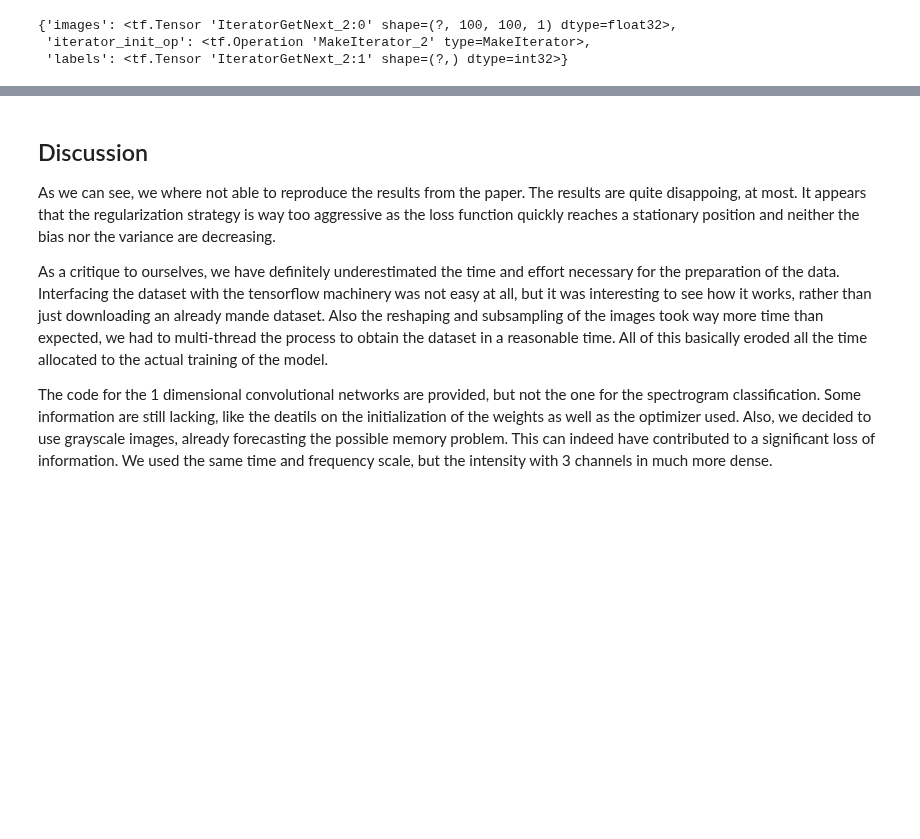
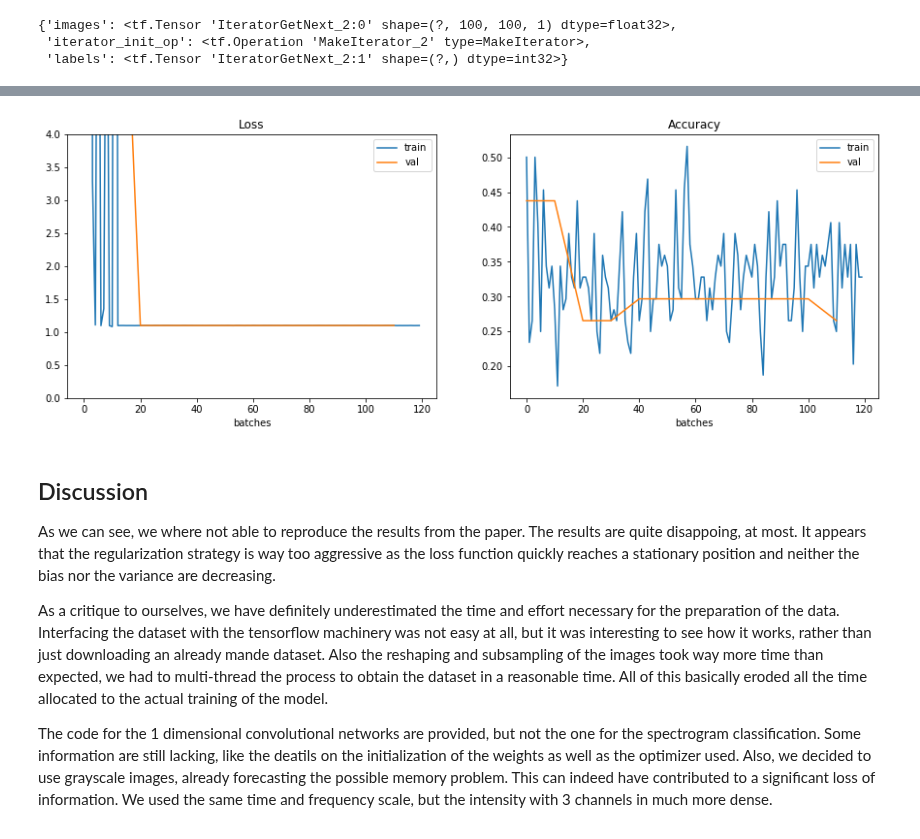
Before and after one commit to EWouters/Large-Scale-Machine-Learning-and-Deep-Learning---ID-2223, a Jupyter notebook: Lab/Final Project/Code/ScalableFinal.ipynb, the cells around one changed output, grey strips where cells are left out. Cells and saved outputs as stored; diff of their text form; code cells hidden in the pictures; blank space fills up the shorter version.

Commit message:
Regularized model

```diff
--- a/Lab/Final Project/Code/ScalableFinal.ipynb
+++ b/Lab/Final Project/Code/ScalableFinal.ipynb
@@ -1043,7 +1042,7 @@ with tf.Session() as sess:
                 feed_dict={
                     images: train_images_data,
                     raw_labels: train_labels_data,
-                    pkeep: 0.5,
+                    pkeep: 0.75,
                     is_training: True,
                 },
             )
@@ -1072,7 +1071,7 @@ with tf.Session() as sess:
                         feed_dict={
                             images: validation_images_data,
                             raw_labels: validation_labels_data,
-                            pkeep: 0.5,
+                            pkeep: 1,
                             is_training: False,
                         },
                     )
@@ -1095,6 +1113,8 @@ with tf.Session() as sess:
 # %%
-fig = plot_metrics(metrics, y_lim=(1, 1.3))
-fig.savefig("../Images/Conv_regularized.png")
+fig = plot_metrics(metrics, y_lim=(0, 4))
+fig.savefig("../Images/Conv_regularization_dropout_0.75.png")
+# %% [output]
+[figure, added]
 # %% [markdown]
 ## Discussion
 
```
Also changed, not shown: parts of 14 cells of this notebook, 5 other files.
